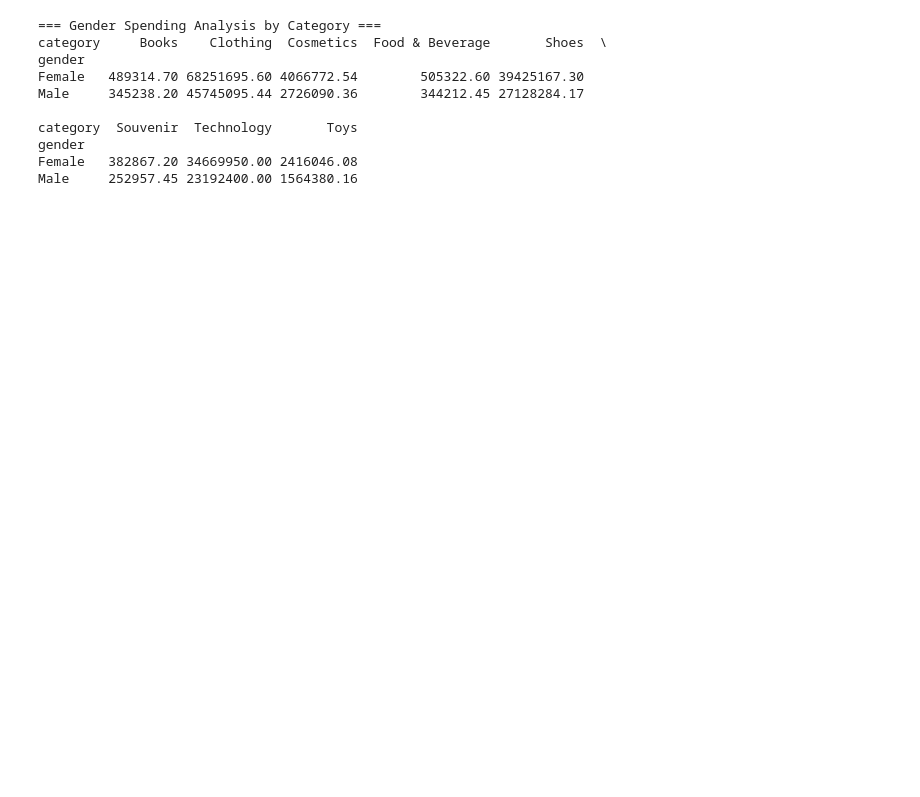
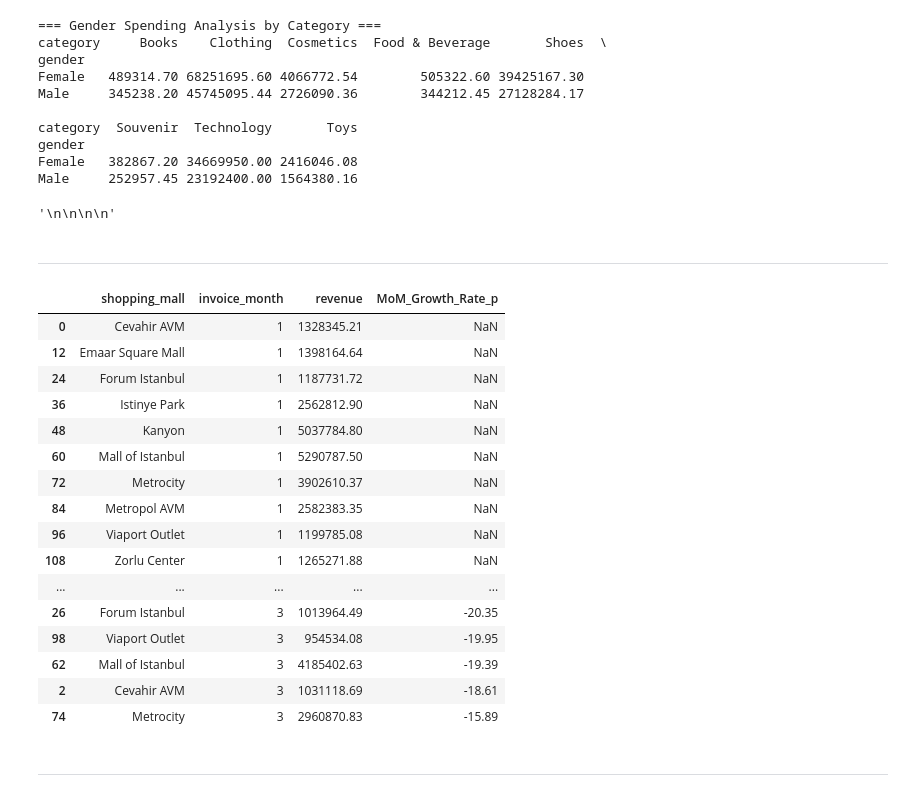
Before and after one commit to rashidmajidov/md-retail-analysis, a Jupyter notebook: notebooks/02_eda.ipynb, the cells around one changed output. Saved outputs shown, nothing was run; the diff lists cells and outputs as text; code cells hidden in the pictures; blank space fills up the shorter version.

```diff
--- a/notebooks/02_eda.ipynb
+++ b/notebooks/02_eda.ipynb
@@ -322,18 +327,58 @@ Male     252957.45 23192400.00 1564380.16
 # %%
 import plotly.express as px
 
-df_grouped = df.groupby(['category', 'gender'])['revenue'].sum().reset_index()
+gender_analysis = df.groupby(['category', 'gender'])['revenue'].sum().reset_index()
 
 fig = px.bar(
-    df_grouped,
+    gender_analysis,
     x='category',
     y='revenue',
     color='gender',
     barmode='group',
     title='Gender Spending Analysis by Category',
     labels={'revenue': 'Total Revenue ($)', 'category': 'Category'},
-    color_discrete_map={'Female': '#e74c3c', 'Male': '#3498db'},
+    color_discrete_map={'Female': 'magenta', 'Male': 'mediumblue'},
 )
 
 fig.update_layout(template='plotly_white')
 fig.show()
+"""
+Business Insights:
+Qadıınların ən çox xərclədiyi kateqoriyalar : Clothing, Shoes, Technology
+Satışı qaldırmaq üçün qadınlara yönəlmiş kampaniyalar, endirimlər və məhsul təklifləri daha çox diqqətə alınmalıdır.
+Kişi müştərilər üçün isə Technology və Clothing kateqoriyaları daha çox diqqətə alınmalıdır.
+"""
+# %% [output]
+'\n\n\n\n'
+# %% [markdown]
+------------------------------------------------------------------------------------------------------
+# %%
+#Calculate month-over-month revenue growth rate per shopping mall
+mom_growth = (
+    df.groupby(['shopping_mall','invoice_month'], as_index=False)['revenue']
+    .sum()
+    .assign(MoM_Growth_Rate_p=lambda x: x.groupby('shopping_mall')['revenue'].pct_change()*100)
+    .sort_values(['invoice_month','MoM_Growth_Rate_p'], ascending=True)
+)
+
+mom_growth.head(25)
+# %% [output]
+|  | shopping_mall | invoice_month | revenue | MoM_Growth_Rate_p |
+| 0 | Cevahir AVM | 1 | 1328345.21 | NaN |
+| 12 | Emaar Square Mall | 1 | 1398164.64 | NaN |
+| 24 | Forum Istanbul | 1 | 1187731.72 | NaN |
+| 36 | Istinye Park | 1 | 2562812.90 | NaN |
+| 48 | Kanyon | 1 | 5037784.80 | NaN |
+| 60 | Mall of Istanbul | 1 | 5290787.50 | NaN |
+| 72 | Metrocity | 1 | 3902610.37 | NaN |
+| 84 | Metropol AVM | 1 | 2582383.35 | NaN |
+| 96 | Viaport Outlet | 1 | 1199785.08 | NaN |
+| 108 | Zorlu Center | 1 | 1265271.88 | NaN |
+| ... | ... | ... | ... | ... |
+| 26 | Forum Istanbul | 3 | 1013964.49 | -20.35 |
+| 98 | Viaport Outlet | 3 | 954534.08 | -19.95 |
+| 62 | Mall of Istanbul | 3 | 4185402.63 | -19.39 |
+| 2 | Cevahir AVM | 3 | 1031118.69 | -18.61 |
+| 74 | Metrocity | 3 | 2960870.83 | -15.89 |
+# %% [markdown]
+------------------------------------------------------------------------------------------------------
```
Also changed, not shown: parts of 7 cells of this notebook, 3 other files.
